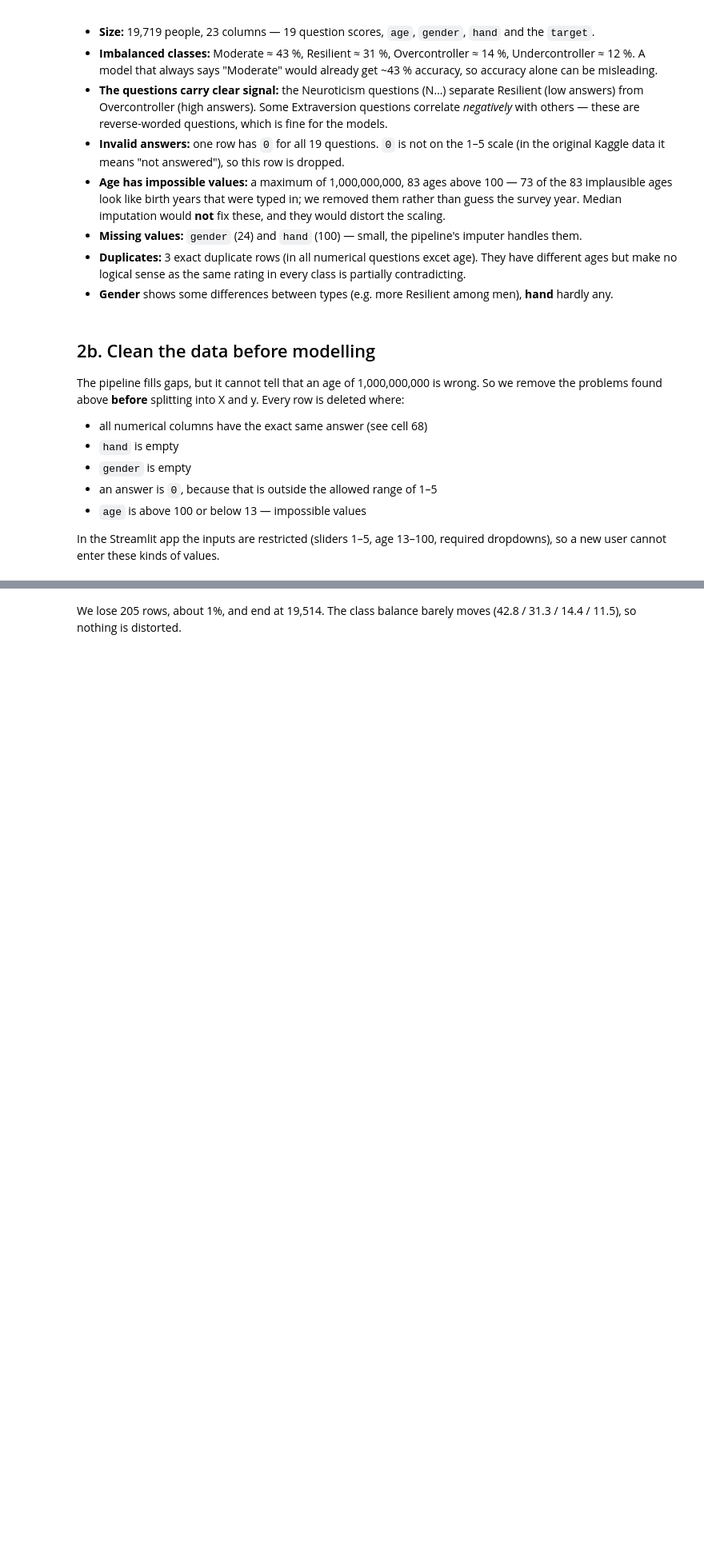
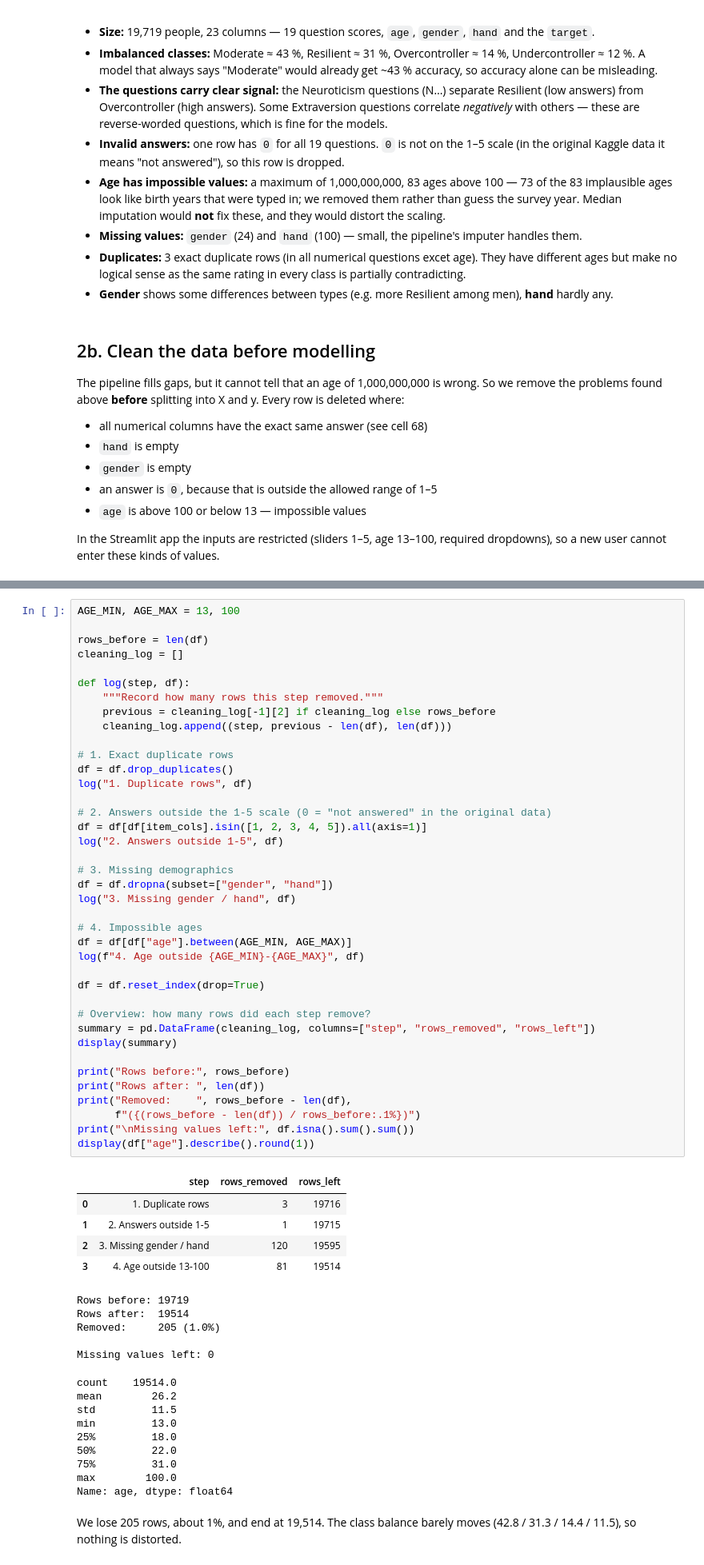
Before and after one commit to MaWeDu/big-five-personality, a Jupyter notebook: JT_EDA_Personality_Type_prediction.ipynb, the cells around one changed output, grey strips where cells are left out. Shown at 80% size. Cells and saved outputs as stored; diff of their text form; blank space fills up the shorter version.

```diff
--- a/JT_EDA_Personality_Type_prediction.ipynb
+++ b/JT_EDA_Personality_Type_prediction.ipynb
@@ -581,3 +532,62 @@ Missing values left: 0
+# %%
+AGE_MIN, AGE_MAX = 13, 100
+
+rows_before = len(df)
+cleaning_log = []
+
+def log(step, df):
+    """Record how many rows this step removed."""
+    previous = cleaning_log[-1][2] if cleaning_log else rows_before
+    cleaning_log.append((step, previous - len(df), len(df)))
+
+# 1. Exact duplicate rows
+df = df.drop_duplicates()
+log("1. Duplicate rows", df)
+
+# 2. Answers outside the 1-5 scale (0 = "not answered" in the original data)
+df = df[df[item_cols].isin([1, 2, 3, 4, 5]).all(axis=1)]
+log("2. Answers outside 1-5", df)
+
+# 3. Missing demographics
+df = df.dropna(subset=["gender", "hand"])
+log("3. Missing gender / hand", df)
+
+# 4. Impossible ages
+df = df[df["age"].between(AGE_MIN, AGE_MAX)]
+log(f"4. Age outside {AGE_MIN}-{AGE_MAX}", df)
+
+df = df.reset_index(drop=True)
+
+# Overview: how many rows did each step remove?
+summary = pd.DataFrame(cleaning_log, columns=["step", "rows_removed", "rows_left"])
+display(summary)
+
+print("Rows before:", rows_before)
+print("Rows after: ", len(df))
+print("Removed:    ", rows_before - len(df),
+      f"({(rows_before - len(df)) / rows_before:.1%})")
+print("\nMissing values left:", df.isna().sum().sum())
+display(df["age"].describe().round(1))
+# %% [output]
+|  | step | rows_removed | rows_left |
+| 0 | 1. Duplicate rows | 3 | 19716 |
+| 1 | 2. Answers outside 1-5 | 1 | 19715 |
+| 2 | 3. Missing gender / hand | 120 | 19595 |
+| 3 | 4. Age outside 13-100 | 81 | 19514 |
+Rows before: 19719
+Rows after:  19514
+Removed:     205 (1.0%)
+
+Missing values left: 0
+count    19514.0
+mean        26.2
+std         11.5
+min         13.0
+25%         18.0
+50%         22.0
+75%         31.0
+max        100.0
+Name: age, dtype: float64
 # %% [markdown]
 We lose 205 rows, about 1%, and end at 19,514. The class balance barely moves (42.8 / 31.3 / 14.4 / 11.5), so nothing is distorted.
 # %%
```
Also changed, not shown: parts of 29 cells of this notebook, 2 other files.
